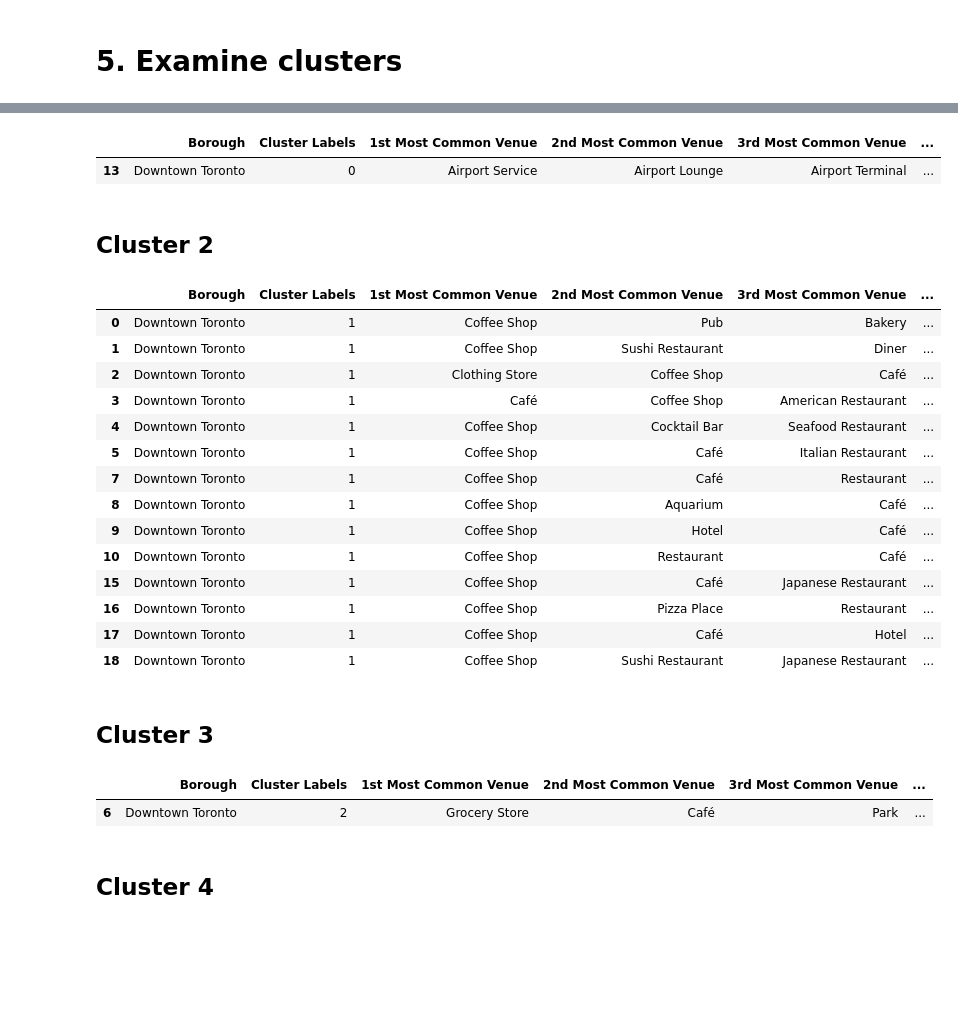
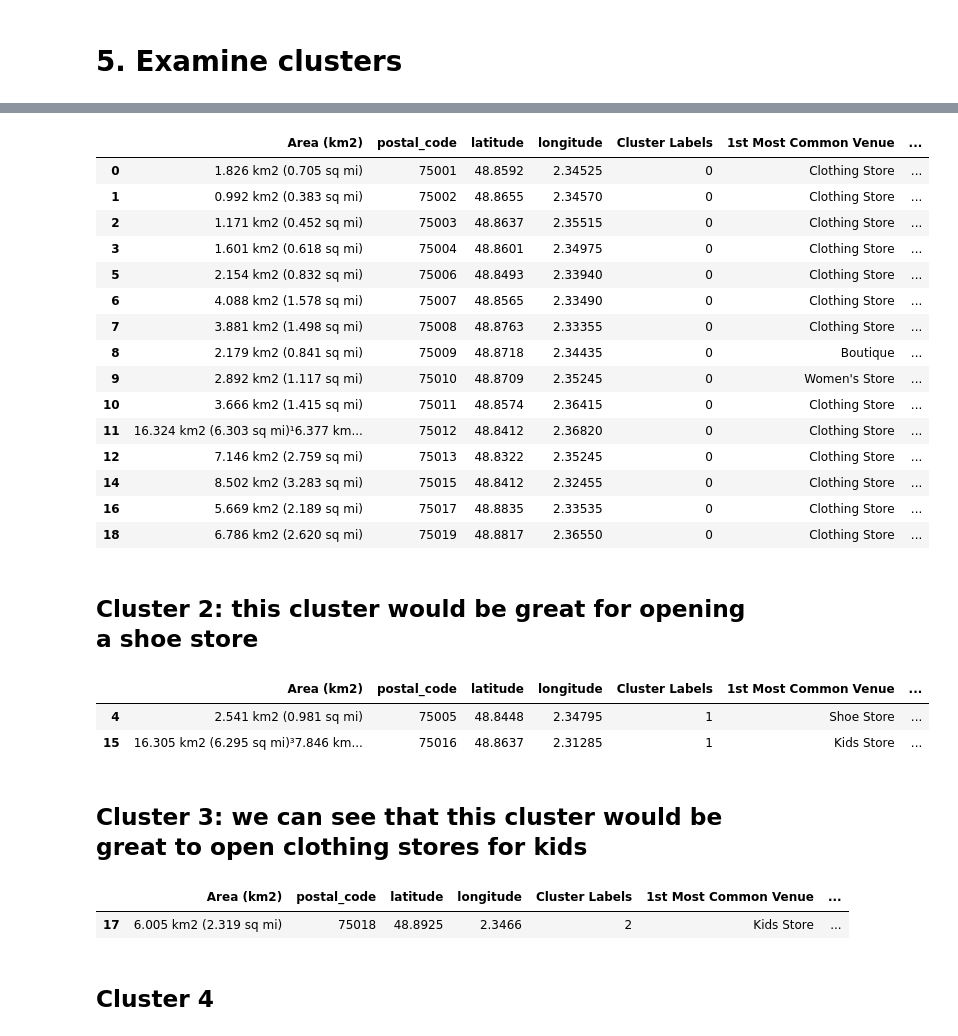
Before and after one commit to brainchild-vc/Coursera_Capstone, a Jupyter notebook: Capstone_Project_Paris.ipynb, the cells around one changed output, grey strips where cells are left out. Cells and saved outputs as stored; diff of their text form; code cells hidden in the pictures; blank space fills up the shorter version.

```diff
--- a/Capstone_Project_Paris.ipynb
+++ b/Capstone_Project_Paris.ipynb
@@ -354,6 +354,6 @@ toronto_onehot.shape
 # %% [markdown]
 ## Next, let's group rows by neighborhood and by taking the mean of the frequency of occurrence of each category
 # %%
-toronto_grouped = toronto_onehot.groupby('Neighborhood').mean().reset_index()
-toronto_grouped
+paris_grouped = paris_onehot.groupby('Neighborhood').mean().reset_index()
+paris_grouped
 # %% [output]
@@ -436,11 +435,11 @@ for ind in np.arange(num_top_venues):
 
 # create a new dataframe
 neighborhoods_venues_sorted = pd.DataFrame(columns=columns)
-neighborhoods_venues_sorted['Neighborhood'] = toronto_grouped['Neighborhood']
+neighborhoods_venues_sorted['Neighborhood'] = paris_grouped['Neighborhood']
 
-for ind in np.arange(toronto_grouped.shape[0]):
-    neighborhoods_venues_sorted.iloc[ind, 1:] = return_most_common_venues(toronto_grouped.iloc[ind, :], num_top_venues)
+for ind in np.arange(paris_grouped.shape[0]):
+    neighborhoods_venues_sorted.iloc[ind, 1:] = return_most_common_venues(paris_grouped.iloc[ind, :], num_top_venues)
 
-neighborhoods_venues_sorted.head()
+neighborhoods_venues_sorted
 # %% [output]
 |  | Neighborhood | 1st Most Common Venue | 2nd Most Common Venue | 3rd Most Common Venue | 4th Most Common Venue | ... |
@@ -457,10 +467,10 @@ Run *k*-means to cluster the neighborhood into 5 clusters.
 # set number of clusters
 kclusters = 5
 
-toronto_grouped_clustering = toronto_grouped.drop('Neighborhood', 1)
+paris_grouped_clustering = paris_grouped.drop('Neighborhood', 1)
 
 # run k-means clustering
-kmeans = KMeans(n_clusters=kclusters, random_state=0).fit(toronto_grouped_clustering)
+kmeans = KMeans(n_clusters=kclusters, random_state=0).fit(paris_grouped_clustering)
 
 # check cluster labels generated for each row in the dataframe
 kmeans.labels_[0:10]
@@ -472,10 +482,10 @@ Let's create a new dataframe that includes the cluster as well as the top 10 ven
 # add clustering labels
 neighborhoods_venues_sorted.insert(0, 'Cluster Labels', kmeans.labels_)
 
-toronto_merged = toronto_data
+paris_merged = df
 
 # merge toronto_grouped with toronto_data to add latitude/longitude for each neighborhood
-toronto_merged = toronto_merged.join(neighborhoods_venues_sorted.set_index('Neighborhood'), on='Neighborhood')
+paris_merged = paris_merged.join(neighborhoods_venues_sorted.set_index('Neighborhood'), on='Neighborhood')
 
-toronto_merged.head() # check the last columns!
+paris_merged.head() # check the last columns!
 # %% [output]
@@ -520,35 +530,37 @@ map_clusters
 # %%
-toronto_merged.loc[toronto_merged['Cluster Labels'] == 0, toronto_merged.columns[[1] + list(range(5, toronto_merged.shape[1]))]]
+paris_merged.loc[paris_merged['Cluster Labels'] == 0, paris_merged.columns[[1] + list(range(5, paris_merged.shape[1]))]]
 # %% [output]
-|  | Borough | Cluster Labels | 1st Most Common Venue | 2nd Most Common Venue | 3rd Most Common Venue | ... |
-| 13 | Downtown Toronto | 0 | Airport Service | Airport Lounge | Airport Terminal | ... |
+|  | Area (km2) | postal_code | latitude | longitude | Cluster Labels | 1st Most Common Venue | ... |
+| 0 | 1.826 km2 (0.705 sq mi) | 75001 | 48.8592 | 2.34525 | 0 | Clothing Store | ... |
+| 1 | 0.992 km2 (0.383 sq mi) | 75002 | 48.8655 | 2.34570 | 0 | Clothing Store | ... |
+| 2 | 1.171 km2 (0.452 sq mi) | 75003 | 48.8637 | 2.35515 | 0 | Clothing Store | ... |
+| 3 | 1.601 km2 (0.618 sq mi) | 75004 | 48.8601 | 2.34975 | 0 | Clothing Store | ... |
+| 5 | 2.154 km2 (0.832 sq mi) | 75006 | 48.8493 | 2.33940 | 0 | Clothing Store | ... |
+| 6 | 4.088 km2 (1.578 sq mi) | 75007 | 48.8565 | 2.33490 | 0 | Clothing Store | ... |
+| 7 | 3.881 km2 (1.498 sq mi) | 75008 | 48.8763 | 2.33355 | 0 | Clothing Store | ... |
+| 8 | 2.179 km2 (0.841 sq mi) | 75009 | 48.8718 | 2.34435 | 0 | Boutique | ... |
+| 9 | 2.892 km2 (1.117 sq mi) | 75010 | 48.8709 | 2.35245 | 0 | Women's Store | ... |
+| 10 | 3.666 km2 (1.415 sq mi) | 75011 | 48.8574 | 2.36415 | 0 | Clothing Store | ... |
+| 11 | 16.324 km2 (6.303 sq mi)¹6.377 km... | 75012 | 48.8412 | 2.36820 | 0 | Clothing Store | ... |
+| 12 | 7.146 km2 (2.759 sq mi) | 75013 | 48.8322 | 2.35245 | 0 | Clothing Store | ... |
+| 14 | 8.502 km2 (3.283 sq mi) | 75015 | 48.8412 | 2.32455 | 0 | Clothing Store | ... |
+| 16 | 5.669 km2 (2.189 sq mi) | 75017 | 48.8835 | 2.33535 | 0 | Clothing Store | ... |
+| 18 | 6.786 km2 (2.620 sq mi) | 75019 | 48.8817 | 2.36550 | 0 | Clothing Store | ... |
-# %% [markdown]
-## Cluster 2
+# %% [markdown]
+## Cluster 2: this cluster would be great for opening a shoe store
 # %%
-toronto_merged.loc[toronto_merged['Cluster Labels'] == 1, toronto_merged.columns[[1] + list(range(5, toronto_merged.shape[1]))]]
+paris_merged.loc[paris_merged['Cluster Labels'] == 1, paris_merged.columns[[1] + list(range(5, paris_merged.shape[1]))]]
 # %% [output]
-|  | Borough | Cluster Labels | 1st Most Common Venue | 2nd Most Common Venue | 3rd Most Common Venue | ... |
-| 0 | Downtown Toronto | 1 | Coffee Shop | Pub | Bakery | ... |
-| 1 | Downtown Toronto | 1 | Coffee Shop | Sushi Restaurant | Diner | ... |
-| 2 | Downtown Toronto | 1 | Clothing Store | Coffee Shop | Café | ... |
-| 3 | Downtown Toronto | 1 | Café | Coffee Shop | American Restaurant | ... |
-| 4 | Downtown Toronto | 1 | Coffee Shop | Cocktail Bar | Seafood Restaurant | ... |
-| 5 | Downtown Toronto | 1 | Coffee Shop | Café | Italian Restaurant | ... |
-| 7 | Downtown Toronto | 1 | Coffee Shop | Café | Restaurant | ... |
-| 8 | Downtown Toronto | 1 | Coffee Shop | Aquarium | Café | ... |
-| 9 | Downtown Toronto | 1 | Coffee Shop | Hotel | Café | ... |
-| 10 | Downtown Toronto | 1 | Coffee Shop | Restaurant | Café | ... |
-| 15 | Downtown Toronto | 1 | Coffee Shop | Café | Japanese Restaurant | ... |
-| 16 | Downtown Toronto | 1 | Coffee Shop | Pizza Place | Restaurant | ... |
-| 17 | Downtown Toronto | 1 | Coffee Shop | Café | Hotel | ... |
-| 18 | Downtown Toronto | 1 | Coffee Shop | Sushi Restaurant | Japanese Restaurant | ... |
+|  | Area (km2) | postal_code | latitude | longitude | Cluster Labels | 1st Most Common Venue | ... |
+| 4 | 2.541 km2 (0.981 sq mi) | 75005 | 48.8448 | 2.34795 | 1 | Shoe Store | ... |
+| 15 | 16.305 km2 (6.295 sq mi)³7.846 km... | 75016 | 48.8637 | 2.31285 | 1 | Kids Store | ... |
-# %% [markdown]
-## Cluster 3
+# %% [markdown]
+## Cluster 3: we can see that this cluster would be great to open clothing stores for kids
 # %%
-toronto_merged.loc[toronto_merged['Cluster Labels'] == 2, toronto_merged.columns[[1] + list(range(5, toronto_merged.shape[1]))]]
+paris_merged.loc[paris_merged['Cluster Labels'] == 2, paris_merged.columns[[1] + list(range(5, paris_merged.shape[1]))]]
 # %% [output]
-|  | Borough | Cluster Labels | 1st Most Common Venue | 2nd Most Common Venue | 3rd Most Common Venue | ... |
-| 6 | Downtown Toronto | 2 | Grocery Store | Café | Park | ... |
+|  | Area (km2) | postal_code | latitude | longitude | Cluster Labels | 1st Most Common Venue | ... |
+| 17 | 6.005 km2 (2.319 sq mi) | 75018 | 48.8925 | 2.3466 | 2 | Kids Store | ... |
 # %% [markdown]
 ## Cluster 4
 # %%
```
Also changed, not shown: parts of 50 cells of this notebook.
